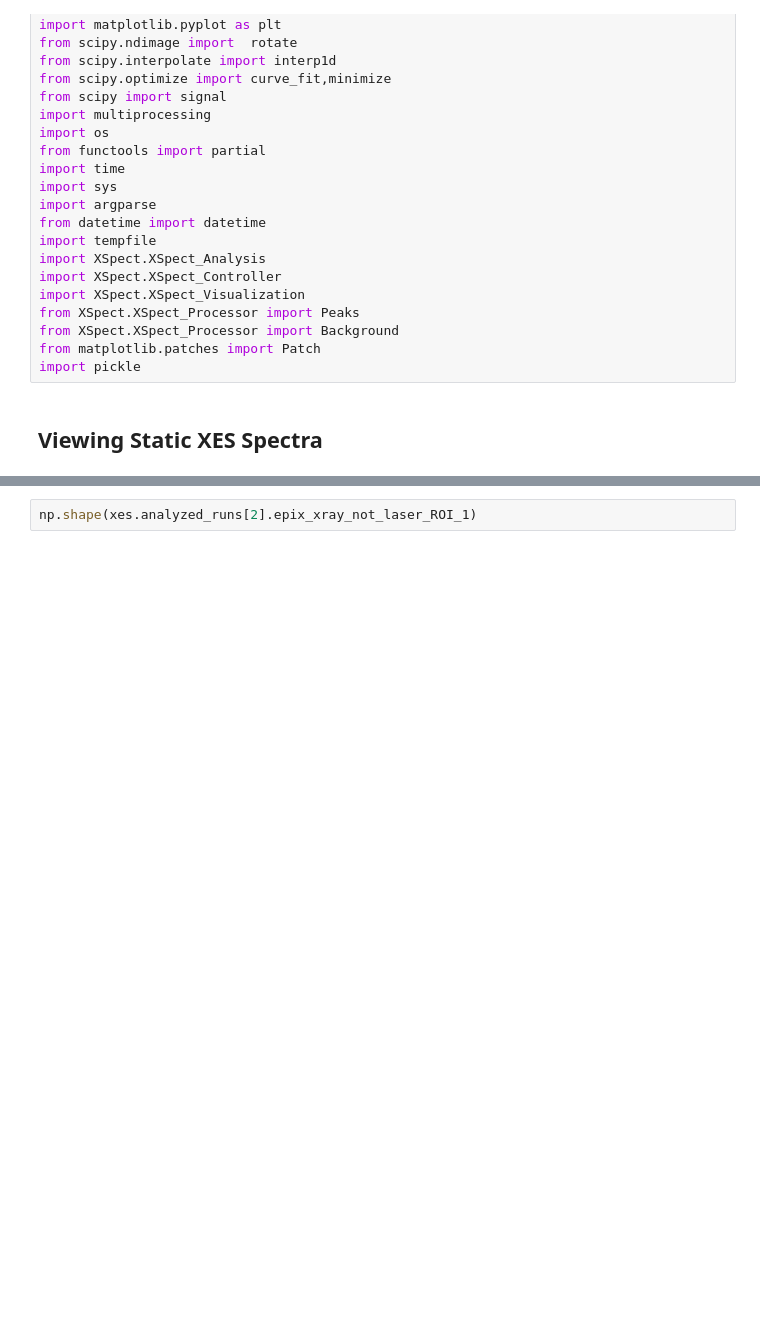
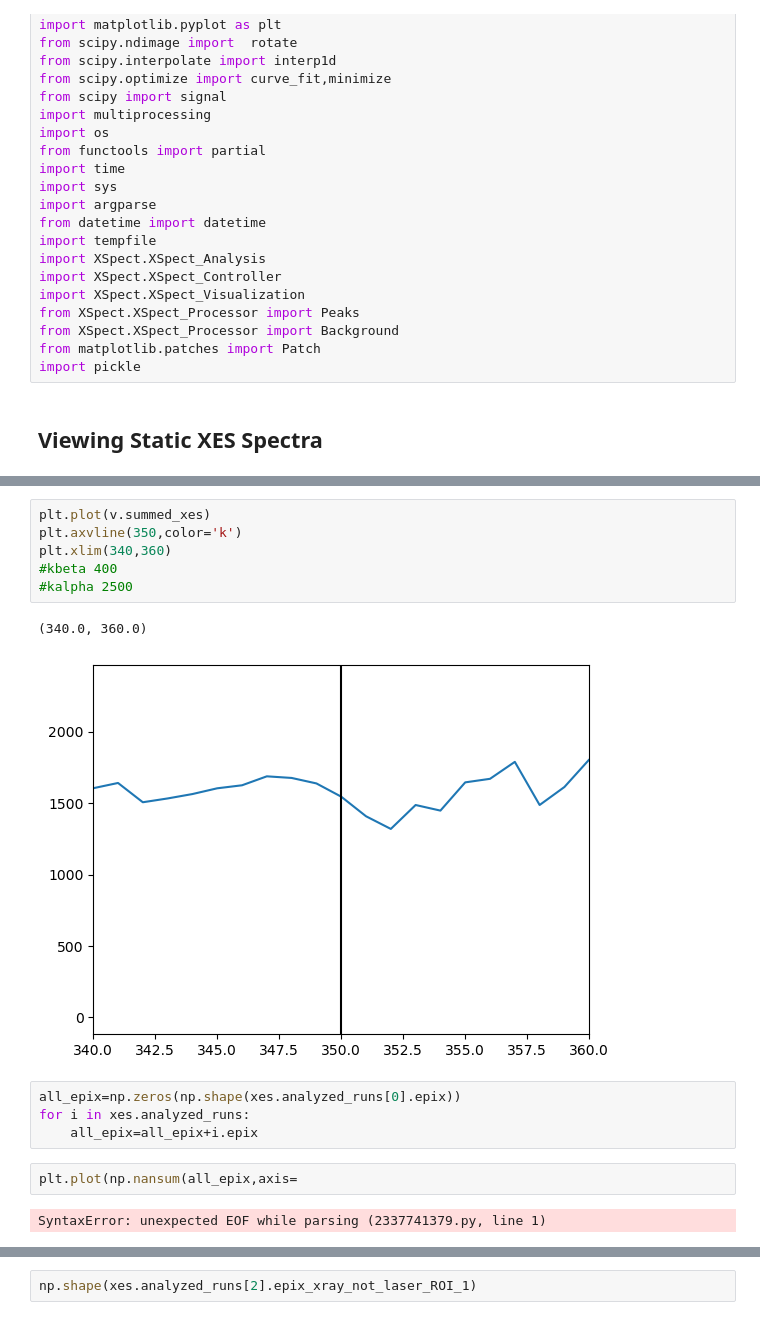
Before and after one commit to lg345/XSpect, a Jupyter notebook: XSpect_XES_mfx101080524.ipynb, the cells around one changed output, grey strips where cells are left out. Drawn from its saved outputs; the diff is of its cells as text; blank space fills up the shorter version.

```diff
--- a/XSpect_XES_mfx101080524.ipynb
+++ b/XSpect_XES_mfx101080524.ipynb
@@ -76,0 +84,17 @@ Memory used: 0.99 MB.
+# %%
+plt.plot(v.summed_xes)
+plt.axvline(350,color='k')
+plt.xlim(340,360)
+#kbeta 400
+#kalpha 2500
+# %% [output]
+(340.0, 360.0)
+[figure, added]
+# %%
+all_epix=np.zeros(np.shape(xes.analyzed_runs[0].epix))
+for i in xes.analyzed_runs:
+    all_epix=all_epix+i.epix
+# %%
+plt.plot(np.nansum(all_epix,axis=
+# %% [output]
+SyntaxError: unexpected EOF while parsing (2337741379.py, line 1)
```
Also changed, not shown: parts of 5 cells of this notebook.
